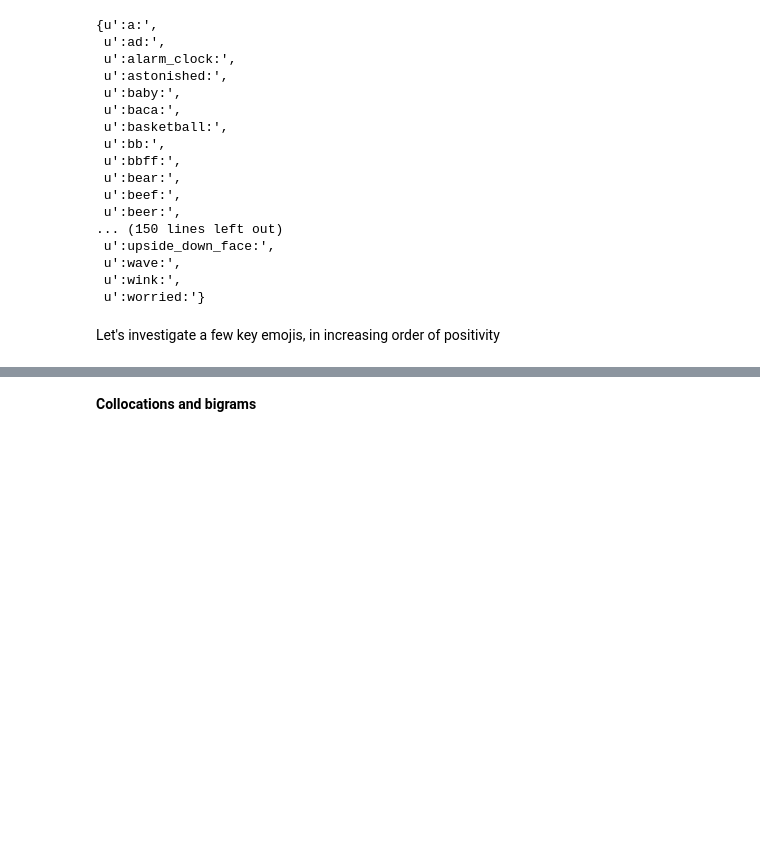
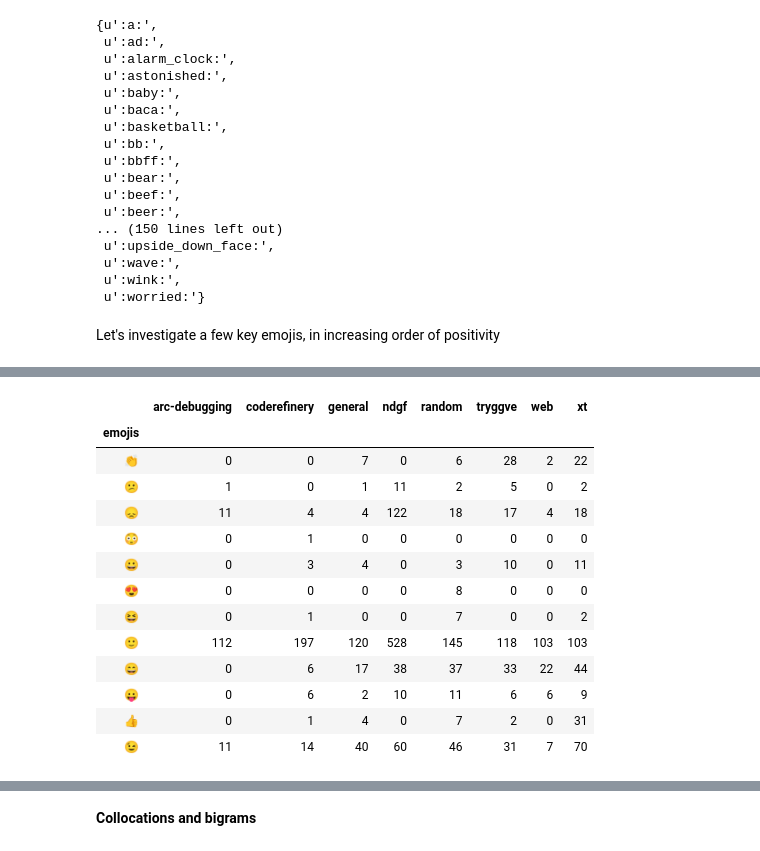
Before and after one commit to coderefinery/ahm18-nlp-slack, a Jupyter notebook: inspect-slacklogs.ipynb, the cells around one changed output, grey strips where cells are left out. Cells and saved outputs as stored; diff of their text form; code cells hidden in the pictures; blank space fills up the shorter version.

```diff
--- a/inspect-slacklogs.ipynb
+++ b/inspect-slacklogs.ipynb
@@ -561,0 +628,21 @@ ValueError: arrays must all be same length
+# %%
+for x in df_emojis:
+    dummy, y = zip(*df_emojis[x])
+#    print x, y
+    df_emojis[x] = y
+df_emojis
+# %% [output]
+|  | arc-debugging | coderefinery | general | ndgf | random | tryggve | web | xt |
+| emojis |  |  |  |  |  |  |  |  |
+| 👏 | 0 | 0 | 7 | 0 | 6 | 28 | 2 | 22 |
+| 😕 | 1 | 0 | 1 | 11 | 2 | 5 | 0 | 2 |
+| 😞 | 11 | 4 | 4 | 122 | 18 | 17 | 4 | 18 |
+| 😳 | 0 | 1 | 0 | 0 | 0 | 0 | 0 | 0 |
+| 😀 | 0 | 3 | 4 | 0 | 3 | 10 | 0 | 11 |
+| 😍 | 0 | 0 | 0 | 0 | 8 | 0 | 0 | 0 |
+| 😆 | 0 | 1 | 0 | 0 | 7 | 0 | 0 | 2 |
+| 🙂 | 112 | 197 | 120 | 528 | 145 | 118 | 103 | 103 |
+| 😄 | 0 | 6 | 17 | 38 | 37 | 33 | 22 | 44 |
+| 😛 | 0 | 6 | 2 | 10 | 11 | 6 | 6 | 9 |
+| 👍 | 0 | 1 | 4 | 0 | 7 | 2 | 0 | 31 |
+| 😉 | 11 | 14 | 40 | 60 | 46 | 31 | 7 | 70 |
```
Also changed, not shown: parts of 23 cells of this notebook.
